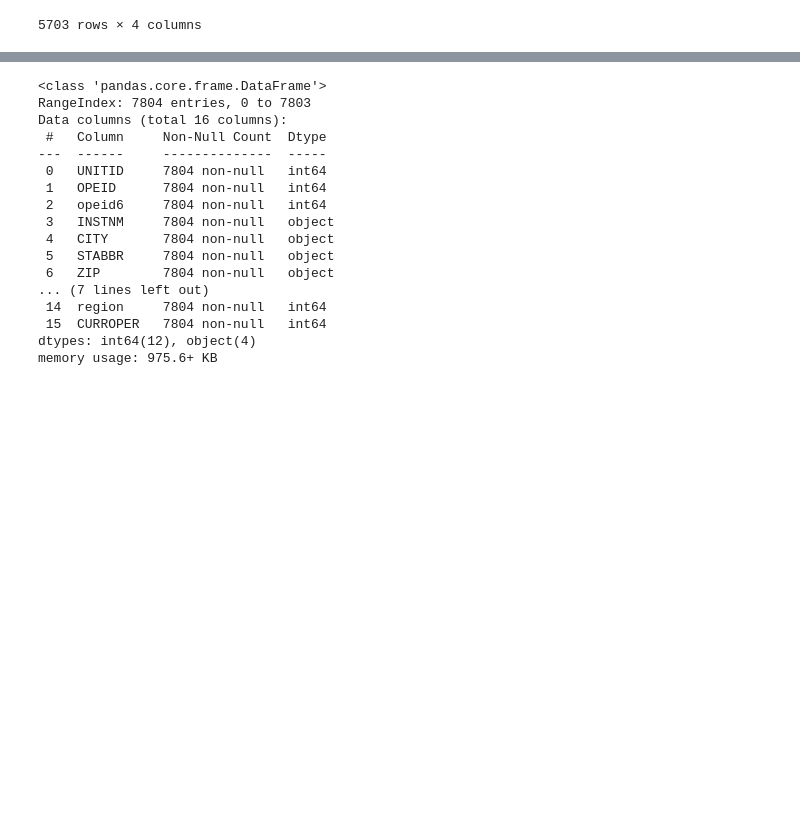
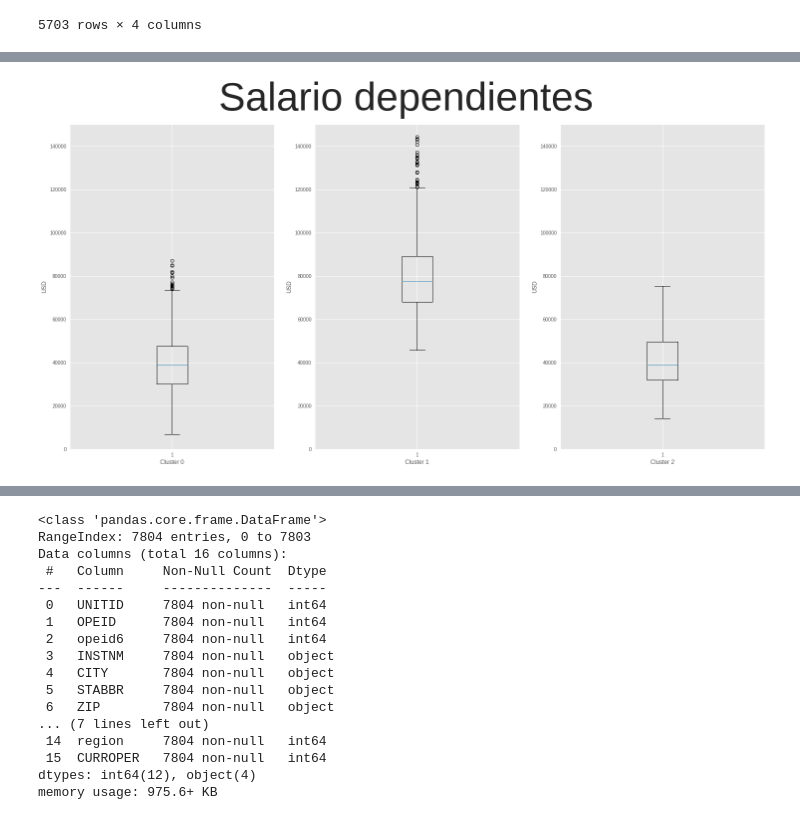
Before and after one commit to Miranda46/TAE-Trabajo1, a Jupyter notebook: TAE_Trabajo1.ipynb, the cells around one changed output, grey strips where cells are left out. Cells and saved outputs as stored; diff of their text form; code cells hidden in the pictures; blank space fills up the shorter version.

```diff
--- a/TAE_Trabajo1.ipynb
+++ b/TAE_Trabajo1.ipynb
@@ -473,0 +576,13 @@ fig.show()
+# %%
+fig, axes = plt.subplots(nrows=1, ncols=3)
+fig.suptitle('Salario dependientes', fontsize=80)
+for i in range(3):
+  axes[i].boxplot(dfFinal[dfFinal["cluster"] == i]["DEP_INC_AVG"])
+  axes[i].set_ylim([0,150000])
+  stringson = "Cluster " + str(i)
+  axes[i].set_xlabel(stringson)
+  axes[i].set_ylabel('USD')
+
+plt.show()
+# %% [output]
+[figure, added]
```
Also changed, not shown: parts of 48 cells of this notebook.
